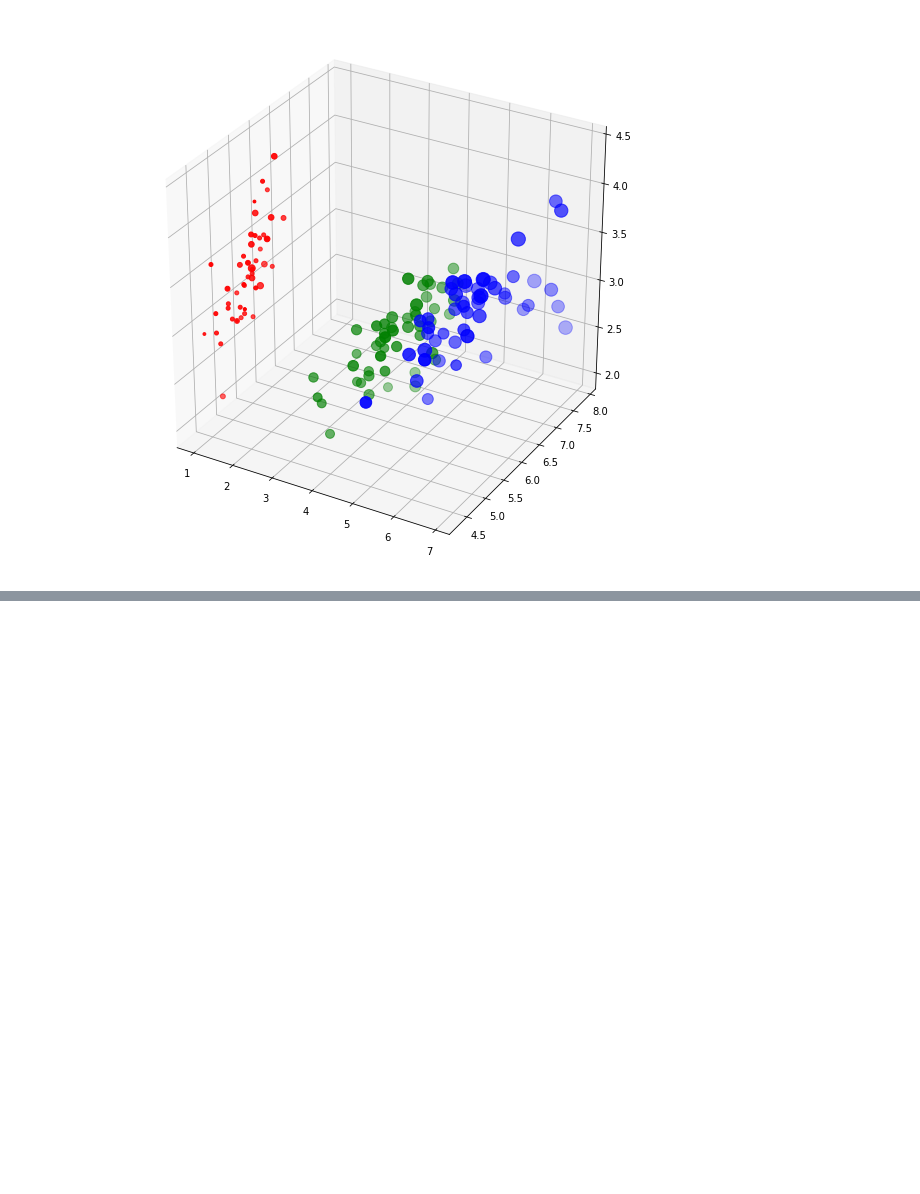
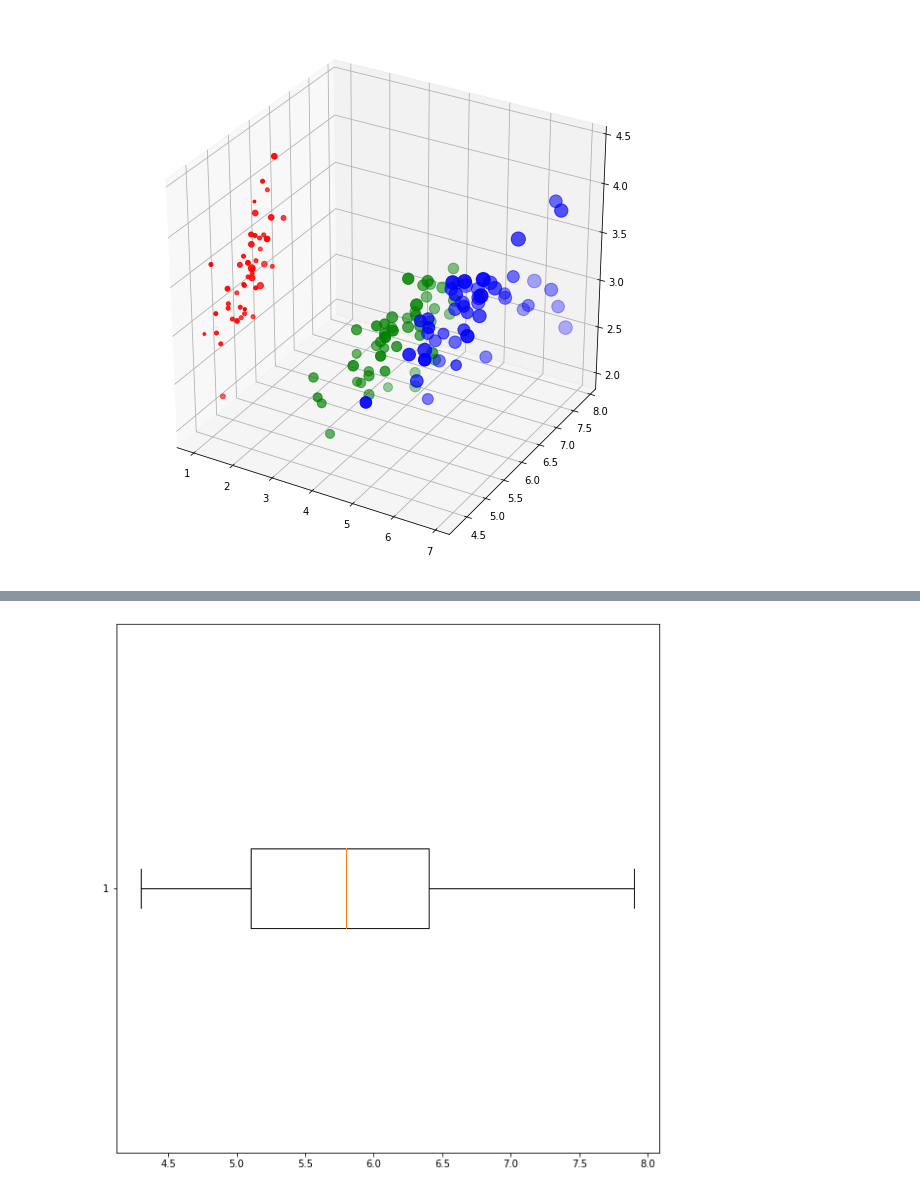
Before and after one commit to sujiraa/BasicProg_DataViz65, a Jupyter notebook: DataViz01_Table_Data.ipynb, the cells around one changed output, grey strips where cells are left out. Cells and saved outputs as stored; diff of their text form; code cells hidden in the pictures; blank space fills up the shorter version.

```diff
--- a/DataViz01_Table_Data.ipynb
+++ b/DataViz01_Table_Data.ipynb
@@ -271,0 +291,4 @@ ax.scatter(df2['PetalLength'],df2['SepalLength'],df2['SepalWidth'],c=df2['Name']
+# %%
+ybp=plt.boxplot(df['SepalLength'],vert=False)
+# %% [output]
+[figure, added]
```
Also changed, not shown: parts of 43 cells of this notebook.
